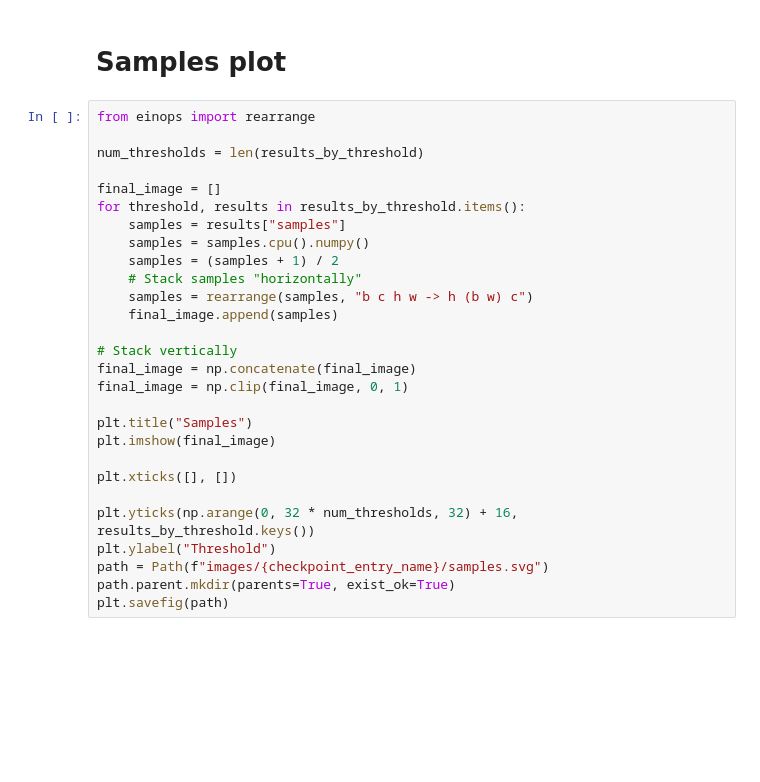
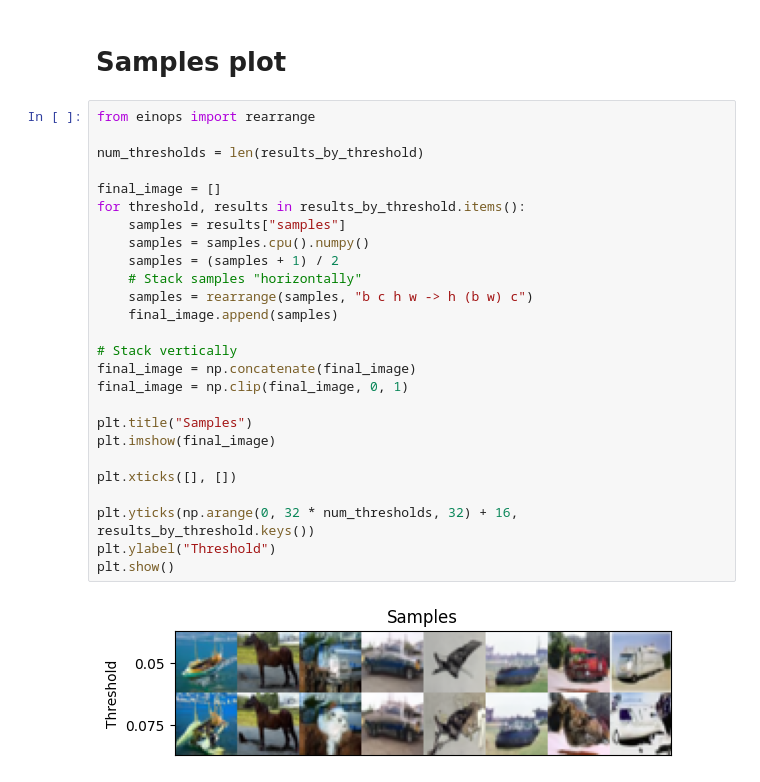
Before and after one commit to razvanmatisan/duodiff, a Jupyter notebook: demos/early_exit_visualization.ipynb, the cells around one changed output. Saved outputs shown, nothing was run; the diff lists cells and outputs as text; blank space fills up the shorter version.

```diff
--- a/demos/early_exit_visualization.ipynb
+++ b/demos/early_exit_visualization.ipynb
@@ -224,28 +224,28 @@ plt.savefig(path)
 # %%
 from einops import rearrange
 
 num_thresholds = len(results_by_threshold)
 
 final_image = []
 for threshold, results in results_by_threshold.items():
     samples = results["samples"]
     samples = samples.cpu().numpy()
     samples = (samples + 1) / 2
     # Stack samples "horizontally"
     samples = rearrange(samples, "b c h w -> h (b w) c")
     final_image.append(samples)
 
 # Stack vertically
 final_image = np.concatenate(final_image)
 final_image = np.clip(final_image, 0, 1)
 
 plt.title("Samples")
 plt.imshow(final_image)
 
 plt.xticks([], [])
 
 plt.yticks(np.arange(0, 32 * num_thresholds, 32) + 16, results_by_threshold.keys())
 plt.ylabel("Threshold")
-path = Path(f"images/{checkpoint_entry_name}/samples.svg")
-path.parent.mkdir(parents=True, exist_ok=True)
-plt.savefig(path)
+plt.show()
+# %% [output]
+[figure, added]
```
Also changed, not shown: parts of 6 cells of this notebook.
